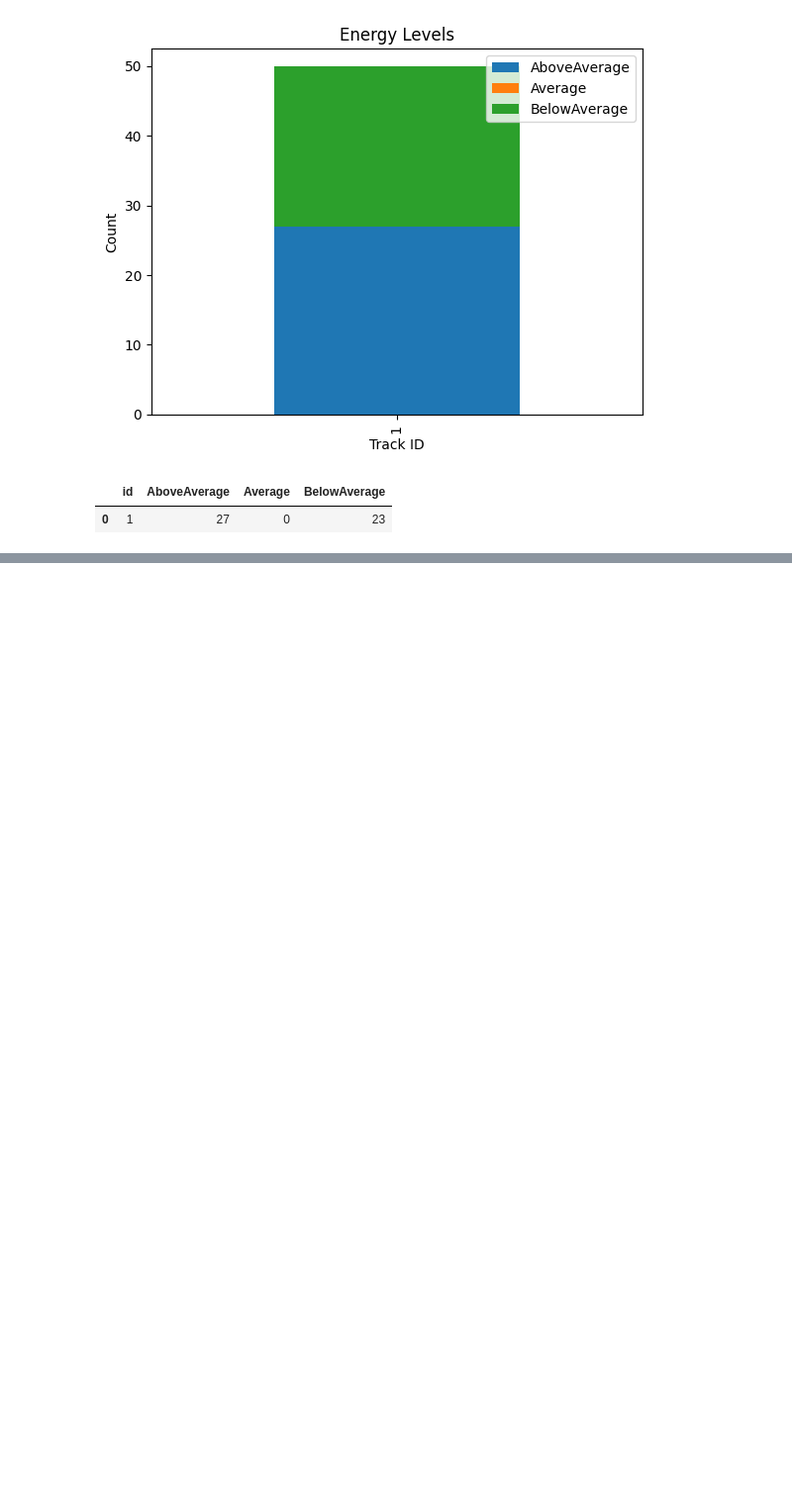
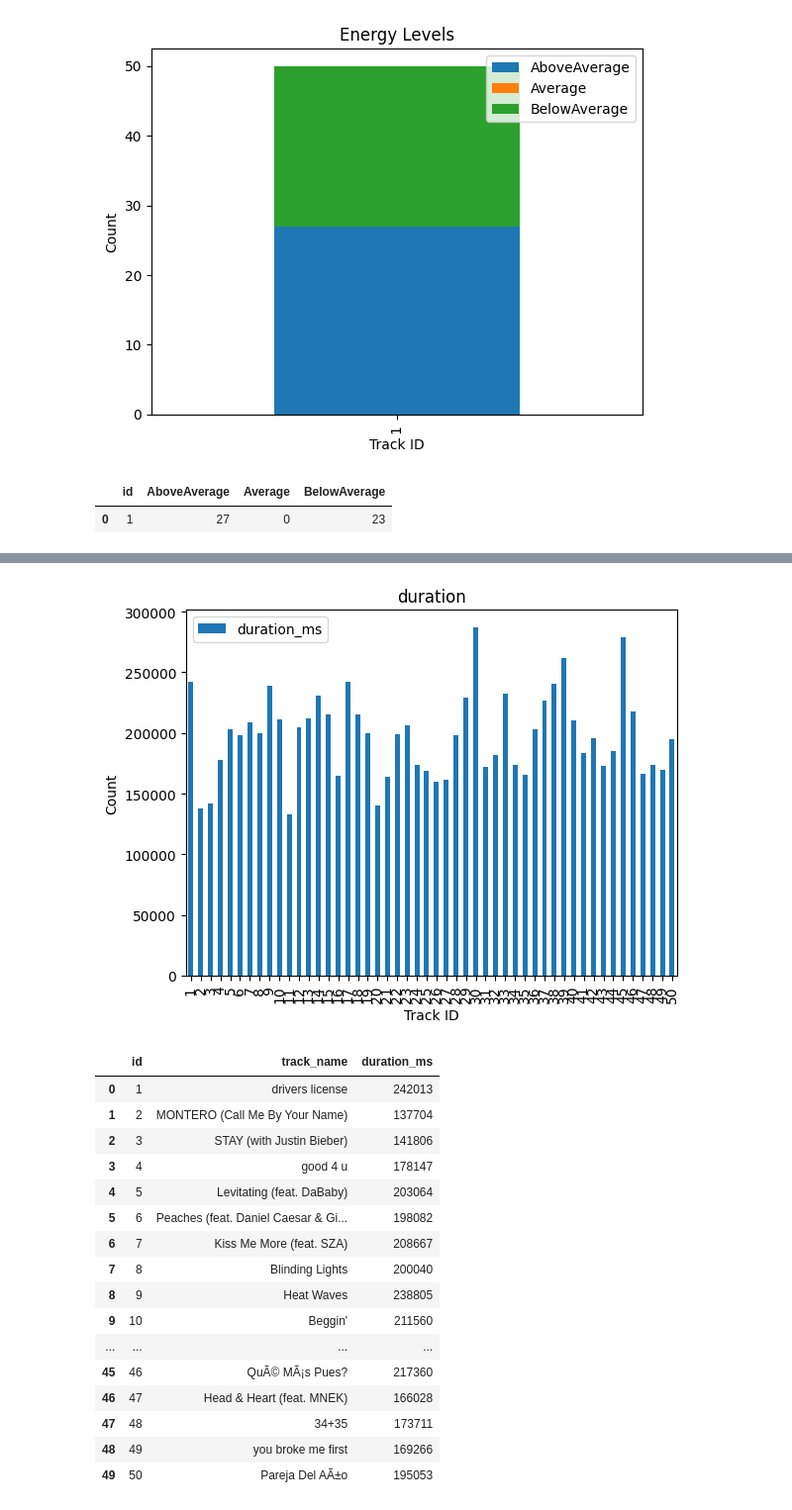
Before and after one commit to AYUSH-002/SPOTIFY-TOP50-ANALYSIS, a Jupyter notebook: spotify.ipynb, the cells around one changed output, grey strips where cells are left out. Shown at 99% size. Saved outputs shown, nothing was run; the diff lists cells and outputs as text; code cells hidden in the pictures; blank space fills up the shorter version.

```diff
--- a/spotify.ipynb
+++ b/spotify.ipynb
@@ -231,0 +400,29 @@ data
+# %%
+con.execute('''select id,track_name,duration_ms from TopTrackss ;''')
+data=pd.DataFrame(con.fetchall())#Fetching all rows of SQL table
+data.columns=[x[0] for x in con.description]
+data.plot(x="id", kind="bar", stacked=True)
+plt.title("duration")
+plt.xlabel("Track ID")
+plt.ylabel("Count")
+plt.show()
+data
+# %% [output]
+[figure, added]
+|  | id | track_name | duration_ms |
+| 0 | 1 | drivers license | 242013 |
+| 1 | 2 | MONTERO (Call Me By Your Name) | 137704 |
+| 2 | 3 | STAY (with Justin Bieber) | 141806 |
+| 3 | 4 | good 4 u | 178147 |
+| 4 | 5 | Levitating (feat. DaBaby) | 203064 |
+| 5 | 6 | Peaches (feat. Daniel Caesar & Gi... | 198082 |
+| 6 | 7 | Kiss Me More (feat. SZA) | 208667 |
+| 7 | 8 | Blinding Lights | 200040 |
+| 8 | 9 | Heat Waves | 238805 |
+| 9 | 10 | Beggin' | 211560 |
+| ... | ... | ... | ... |
+| 45 | 46 | QuÃ© MÃ¡s Pues? | 217360 |
+| 46 | 47 | Head & Heart (feat. MNEK) | 166028 |
+| 47 | 48 | 34+35 | 173711 |
+| 48 | 49 | you broke me first | 169266 |
+| 49 | 50 | Pareja Del AÃ±o | 195053 |
```
Also changed, not shown: parts of 10 cells of this notebook.
